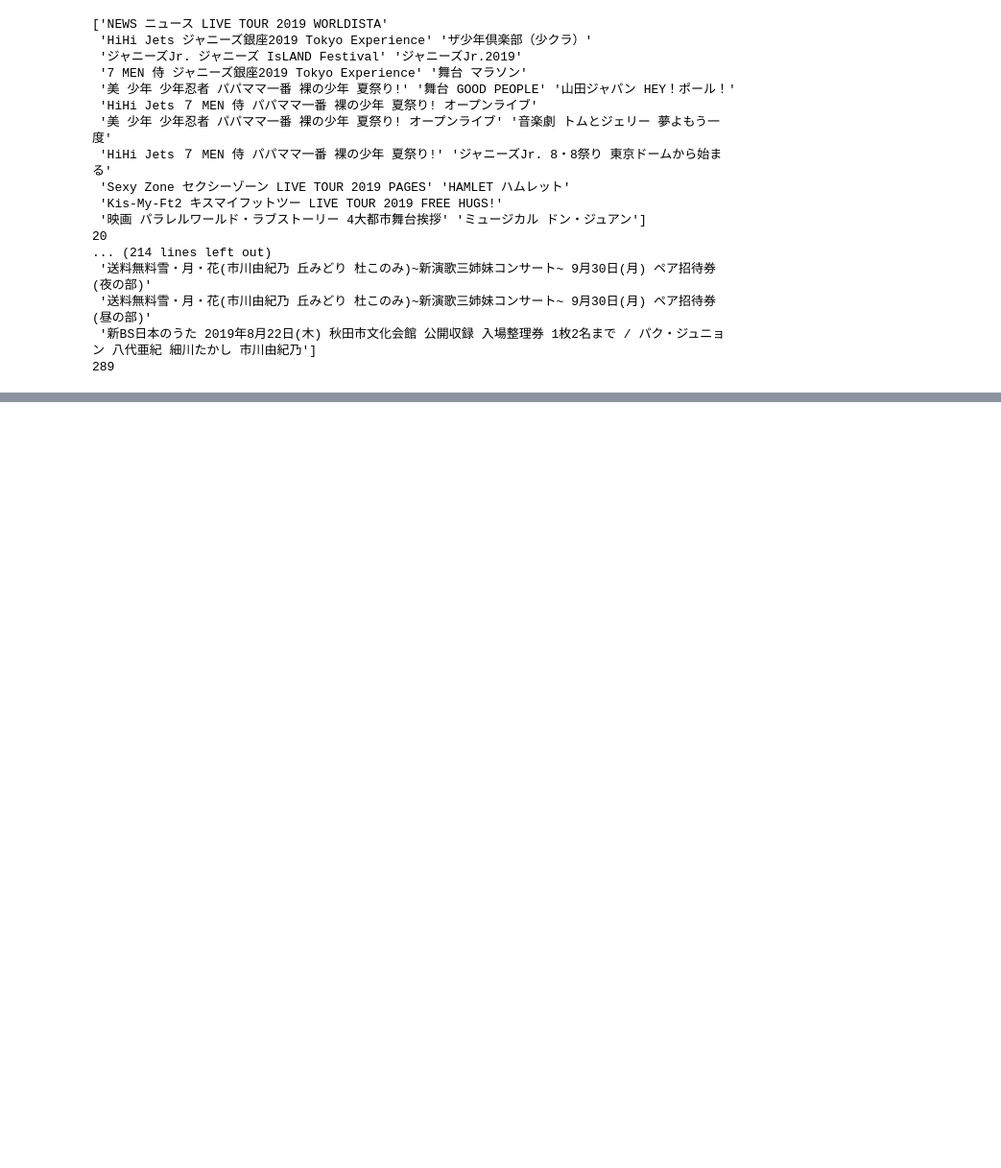
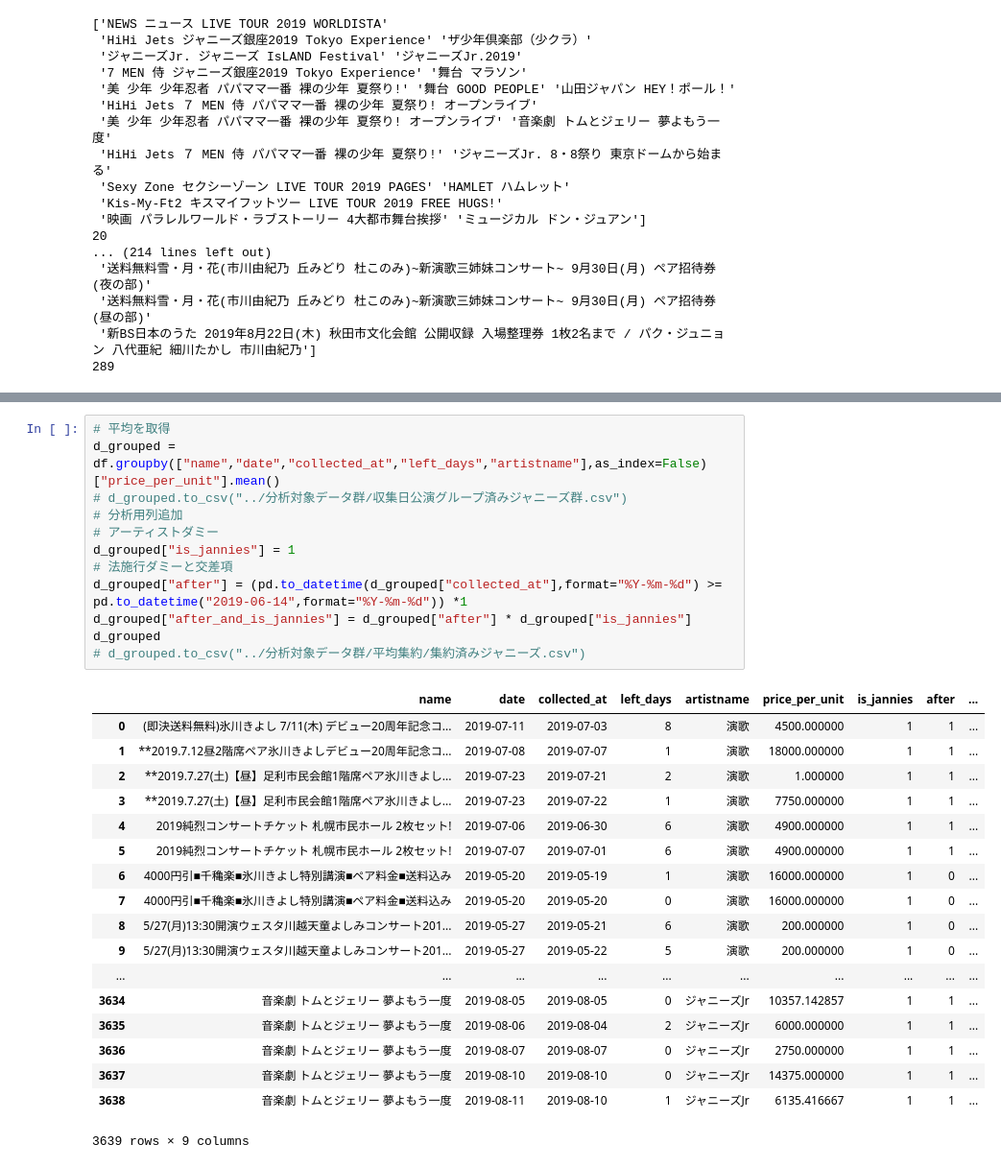
Before and after one commit to sayuen0/scrape_ticket, a Jupyter notebook: データ整形/ランダムサンプリングと平均化.ipynb, the cells around one changed output, grey strips where cells are left out. Shown at 96% size. Saved outputs shown, nothing was run; the diff lists cells and outputs as text; blank space fills up the shorter version.

```diff
--- a/データ整形/ランダムサンプリングと平均化.ipynb
+++ b/データ整形/ランダムサンプリングと平均化.ipynb
@@ -111 +111,32 @@ df
+# %%
+# 平均を取得
+d_grouped = df.groupby(["name","date","collected_at","left_days","artistname"],as_index=False)["price_per_unit"].mean()
+# d_grouped.to_csv("../分析対象データ群/収集日公演グループ済みジャニーズ群.csv")
+# 分析用列追加
+# アーティストダミー
+d_grouped["is_jannies"] = 1
+# 法施行ダミーと交差項
+d_grouped["after"] = (pd.to_datetime(d_grouped["collected_at"],format="%Y-%m-%d") >= pd.to_datetime("2019-06-14",format="%Y-%m-%d")) *1
+d_grouped["after_and_is_jannies"] = d_grouped["after"] * d_grouped["is_jannies"]
+d_grouped
+# d_grouped.to_csv("../分析対象データ群/平均集約/集約済みジャニーズ.csv")
+# %% [output]
+|  | name | date | collected_at | left_days | artistname | price_per_unit | is_jannies | after | ... |
+| 0 | (即決送料無料)氷川きよし 7/11(木) デビュー20周年記念コ... | 2019-07-11 | 2019-07-03 | 8 | 演歌 | 4500.000000 | 1 | 1 | ... |
+| 1 | **2019.7.12昼2階席ペア氷川きよしデビュー20周年記念コ... | 2019-07-08 | 2019-07-07 | 1 | 演歌 | 18000.000000 | 1 | 1 | ... |
+| 2 | **2019.7.27(土)【昼】足利市民会館1階席ペア氷川きよし... | 2019-07-23 | 2019-07-21 | 2 | 演歌 | 1.000000 | 1 | 1 | ... |
+| 3 | **2019.7.27(土)【昼】足利市民会館1階席ペア氷川きよし... | 2019-07-23 | 2019-07-22 | 1 | 演歌 | 7750.000000 | 1 | 1 | ... |
+| 4 | 2019純烈コンサートチケット 札幌市民ホール 2枚セット! | 2019-07-06 | 2019-06-30 | 6 | 演歌 | 4900.000000 | 1 | 1 | ... |
+| 5 | 2019純烈コンサートチケット 札幌市民ホール 2枚セット! | 2019-07-07 | 2019-07-01 | 6 | 演歌 | 4900.000000 | 1 | 1 | ... |
+| 6 | 4000円引■千穐楽■氷川きよし特別講演■ペア料金■送料込み | 2019-05-20 | 2019-05-19 | 1 | 演歌 | 16000.000000 | 1 | 0 | ... |
+| 7 | 4000円引■千穐楽■氷川きよし特別講演■ペア料金■送料込み | 2019-05-20 | 2019-05-20 | 0 | 演歌 | 16000.000000 | 1 | 0 | ... |
+| 8 | 5/27(月)13:30開演ウェスタ川越天童よしみコンサート201... | 2019-05-27 | 2019-05-21 | 6 | 演歌 | 200.000000 | 1 | 0 | ... |
+| 9 | 5/27(月)13:30開演ウェスタ川越天童よしみコンサート201... | 2019-05-27 | 2019-05-22 | 5 | 演歌 | 200.000000 | 1 | 0 | ... |
+| ... | ... | ... | ... | ... | ... | ... | ... | ... | ... |
+| 3634 | 音楽劇 トムとジェリー 夢よもう一度 | 2019-08-05 | 2019-08-05 | 0 | ジャニーズJr | 10357.142857 | 1 | 1 | ... |
+| 3635 | 音楽劇 トムとジェリー 夢よもう一度 | 2019-08-06 | 2019-08-04 | 2 | ジャニーズJr | 6000.000000 | 1 | 1 | ... |
+| 3636 | 音楽劇 トムとジェリー 夢よもう一度 | 2019-08-07 | 2019-08-07 | 0 | ジャニーズJr | 2750.000000 | 1 | 1 | ... |
+| 3637 | 音楽劇 トムとジェリー 夢よもう一度 | 2019-08-10 | 2019-08-10 | 0 | ジャニーズJr | 14375.000000 | 1 | 1 | ... |
+| 3638 | 音楽劇 トムとジェリー 夢よもう一度 | 2019-08-11 | 2019-08-10 | 1 | ジャニーズJr | 6135.416667 | 1 | 1 | ... |
+3639 rows × 9 columns
 # %%
```
Also changed, not shown: parts of 5 cells of this notebook, 17 other files.
